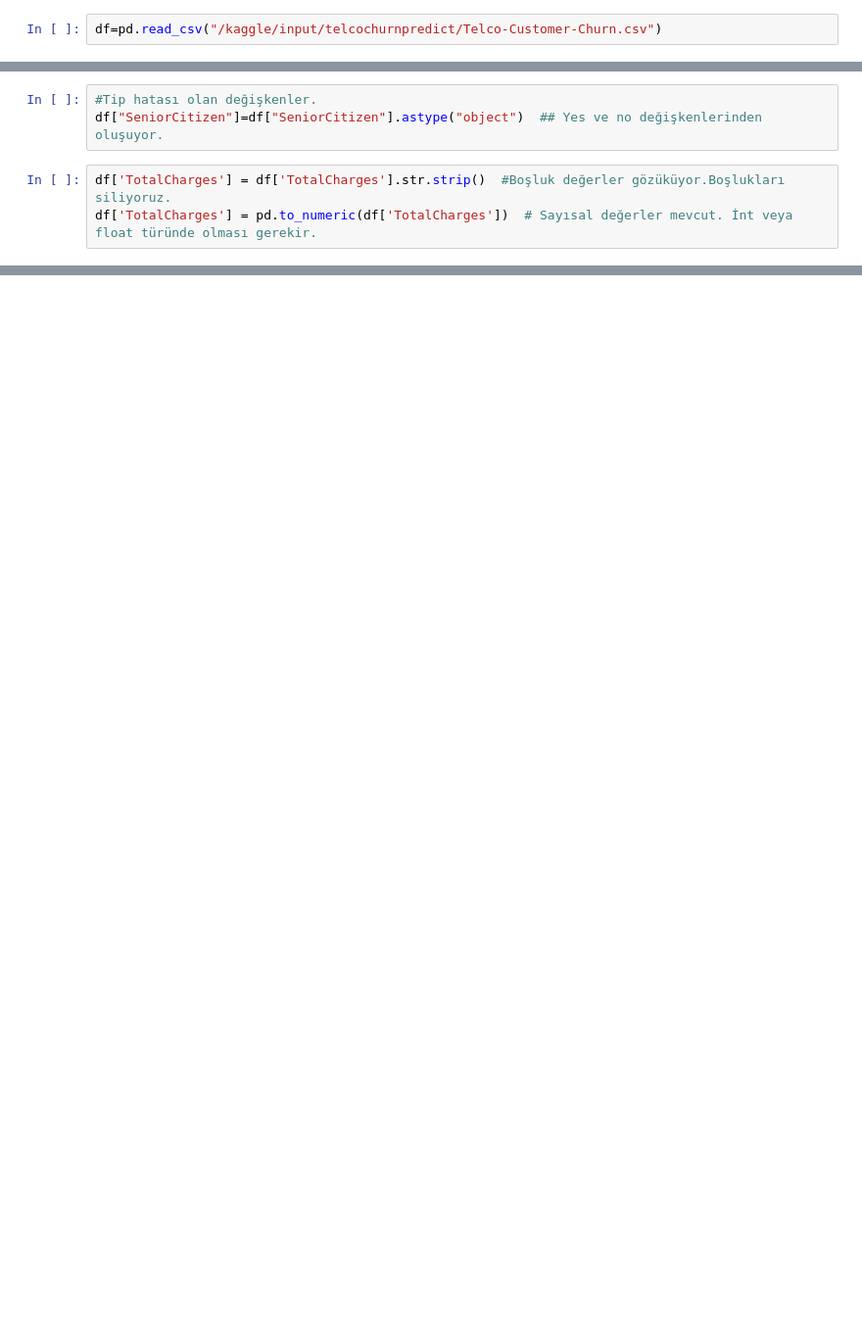
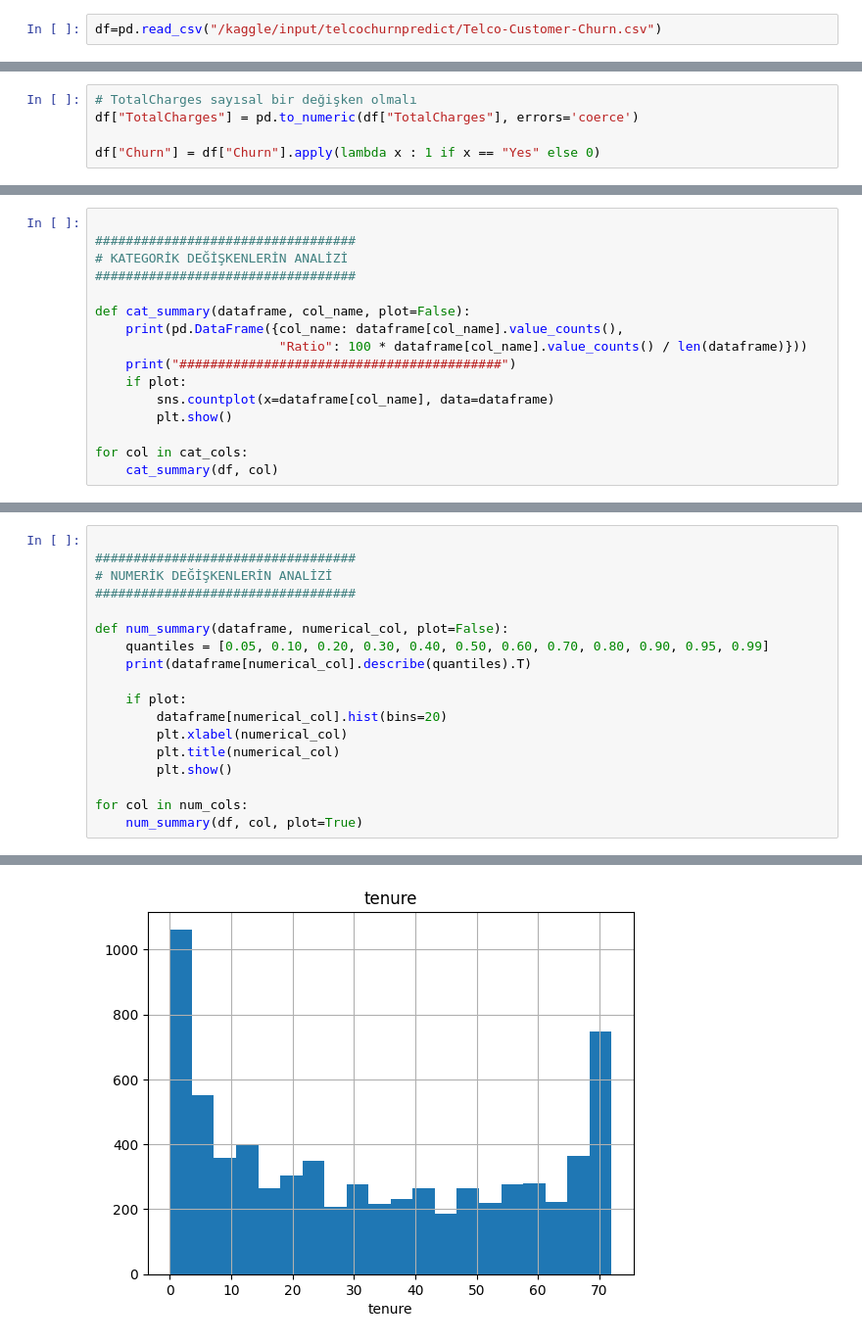
Before and after one commit to osmaanural/TelcoChurnAnaliz, a Jupyter notebook: churnpredict.ipynb, the cells around one changed output, grey strips where cells are left out. Shown at 98% size. Cells and saved outputs as stored; diff of their text form; blank space fills up the shorter version.

Commit message:
Kaggle Notebook | ChurnPredict | Update-Hiperparametre

```diff
--- a/churnpredict.ipynb
+++ b/churnpredict.ipynb
@@ -117,0 +88,5 @@ memory usage: 1.1+ MB
+# %%
+# TotalCharges sayısal bir değişken olmalı
+df["TotalCharges"] = pd.to_numeric(df["TotalCharges"], errors='coerce')
+
+df["Churn"] = df["Churn"].apply(lambda x : 1 if x == "Yes" else 0)
@@ -171,6 +209,16 @@ dtype: int64
-# %%
-#Tip hatası olan değişkenler.
-df["SeniorCitizen"]=df["SeniorCitizen"].astype("object")  ## Yes ve no değişkenlerinden oluşuyor.
-# %%
-df['TotalCharges'] = df['TotalCharges'].str.strip()  #Boşluk değerler gözüküyor.Boşlukları siliyoruz.
-df['TotalCharges'] = pd.to_numeric(df['TotalCharges'])  # Sayısal değerler mevcut. İnt veya float türünde olması gerekir.
+# %%
+
+##################################
+# KATEGORİK DEĞİŞKENLERİN ANALİZİ
+##################################
+
+def cat_summary(dataframe, col_name, plot=False):
+    print(pd.DataFrame({col_name: dataframe[col_name].value_counts(),
+                        "Ratio": 100 * dataframe[col_name].value_counts() / len(dataframe)}))
+    print("##########################################")
+    if plot:
+        sns.countplot(x=dataframe[col_name], data=dataframe)
+        plt.show()
+
+for col in cat_cols:
+    cat_summary(df, col)
@@ -176,0 +243,19 @@ df['TotalCharges'] = pd.to_numeric(df['TotalCharges'])  # Sayısal değerler mev
+# %%
+
+##################################
+# NUMERİK DEĞİŞKENLERİN ANALİZİ
+##################################
+
+def num_summary(dataframe, numerical_col, plot=False):
+    quantiles = [0.05, 0.10, 0.20, 0.30, 0.40, 0.50, 0.60, 0.70, 0.80, 0.90, 0.95, 0.99]
+    print(dataframe[numerical_col].describe(quantiles).T)
+
+    if plot:
+        dataframe[numerical_col].hist(bins=20)
+        plt.xlabel(numerical_col)
+        plt.title(numerical_col)
+        plt.show()
+
+for col in num_cols:
+    num_summary(df, col, plot=True)
+# %% [output]
@@ -176,0 +280 @@ df['TotalCharges'] = pd.to_numeric(df['TotalCharges'])  # Sayısal değerler mev
+[figure, added]
```
Also changed, not shown: parts of 70 cells of this notebook.
